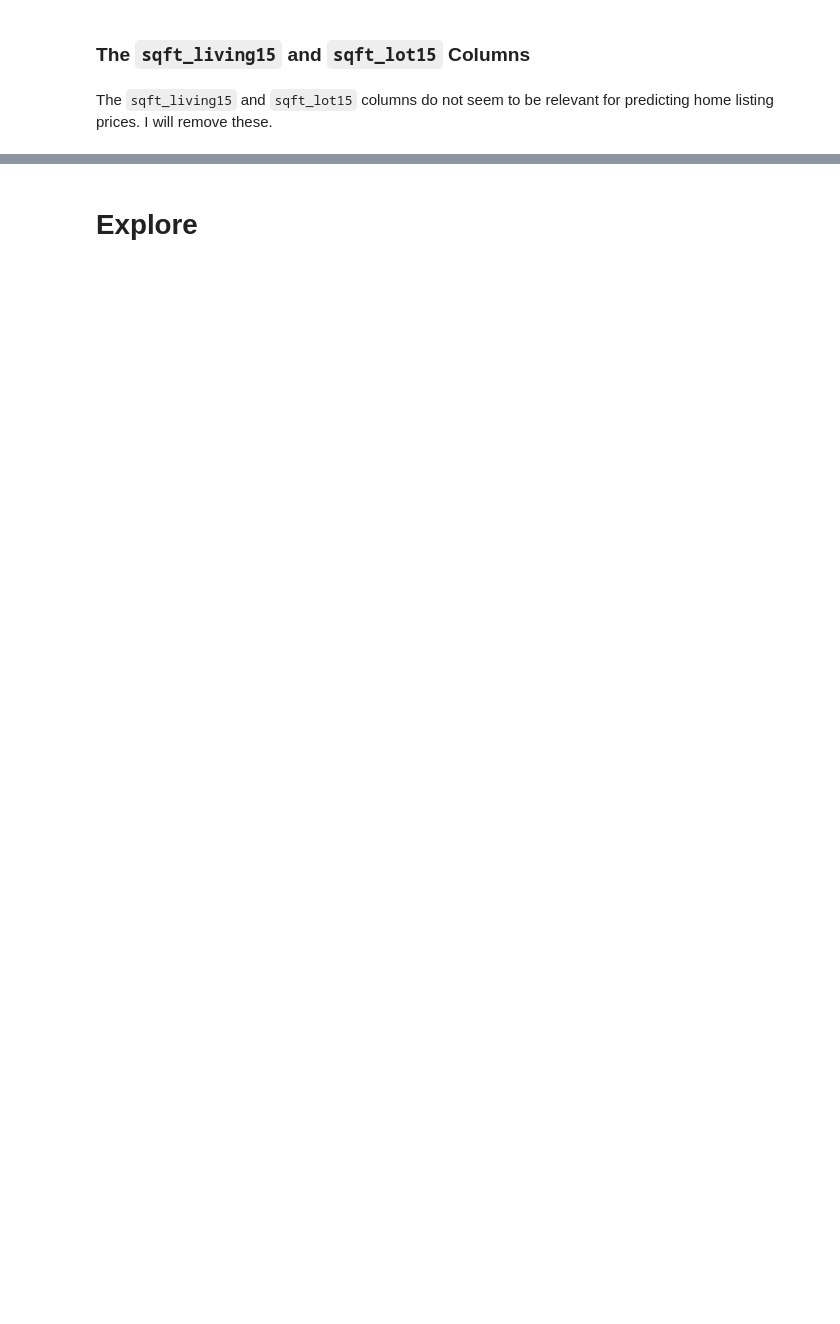
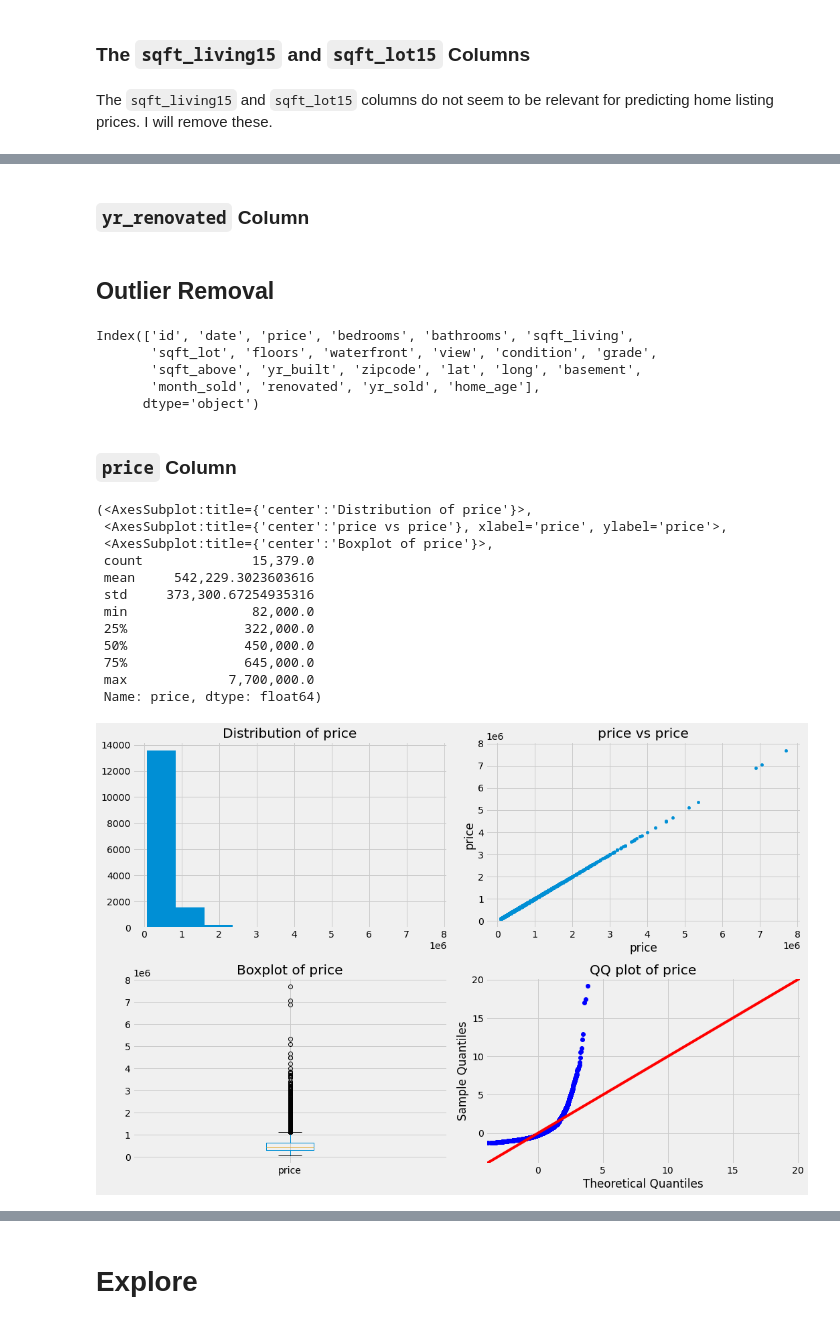
Before and after one commit to bentson1187/dsc-phase-2-project, a Jupyter notebook: Bentson, Brian Phase 2 Project.ipynb, the cells around one changed output, grey strips where cells are left out. Cells and saved outputs as stored; diff of their text form; code cells hidden in the pictures; blank space fills up the shorter version.

```diff
--- a/Bentson, Brian Phase 2 Project.ipynb
+++ b/Bentson, Brian Phase 2 Project.ipynb
@@ -528,4 +496,0 @@ df_cat_zipcode
-# %%
-#concat original dataframe to zipcode dataframe
-df_scrub = pd.concat([df_scrub.drop('zipcode', axis=1), df_cat_zipcode], axis=1)
-df_scrub
@@ -592,0 +581,4 @@ The dataframe now has 15474 many rows.
+# %%
+#drop rows
+df_scrub.dropna(subset=['view'], inplace=True)
+df_scrub['view'].isna().sum()
@@ -659,4 +648,0 @@ Name: view, dtype: int64
-# %%
-#drop the view column
-df_scrub.drop(columns='view', inplace=True)
-df_scrub.columns
@@ -697 +677,36 @@ Index(['id', 'date', 'price', 'bedrooms', 'bathrooms', 'sqft_living',
       dtype='object')
+# %% [markdown]
+### `yr_renovated` Column
+# %%
+#drop the yr_renovated column
+df_scrub.drop(columns='yr_renovated', inplace=True)
+# %% [markdown]
+## Outlier Removal
+# %%
+#column data
+df_scrub.columns
+# %% [output]
+Index(['id', 'date', 'price', 'bedrooms', 'bathrooms', 'sqft_living',
+       'sqft_lot', 'floors', 'waterfront', 'view', 'condition', 'grade',
+       'sqft_above', 'yr_built', 'zipcode', 'lat', 'long', 'basement',
+       'month_sold', 'renovated', 'yr_sold', 'home_age'],
+      dtype='object')
+# %% [markdown]
+### `price` Column
+# %%
+#look at plots
+get_plots(df_scrub, 'price', outlier='none')
+# %% [output]
+(<AxesSubplot:title={'center':'Distribution of price'}>,
+ <AxesSubplot:title={'center':'price vs price'}, xlabel='price', ylabel='price'>,
+ <AxesSubplot:title={'center':'Boxplot of price'}>,
+ count              15,379.0
+ mean     542,229.3023603616
+ std     373,300.67254935316
+ min                82,000.0
+ 25%               322,000.0
+ 50%               450,000.0
+ 75%               645,000.0
+ max             7,700,000.0
+ Name: price, dtype: float64)
+[figure, added]
```
Also changed, not shown: parts of 116 cells of this notebook.
